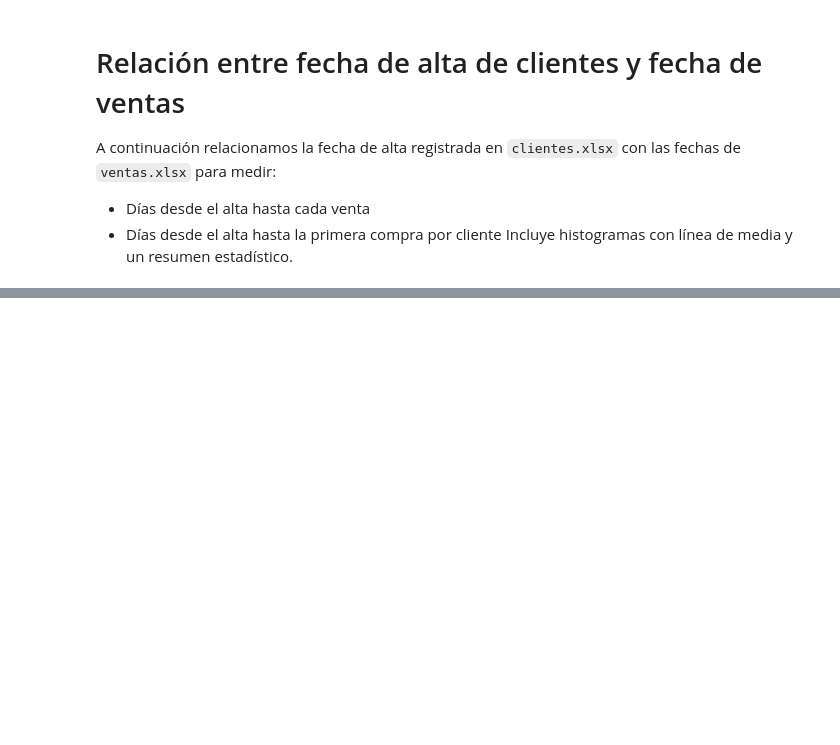
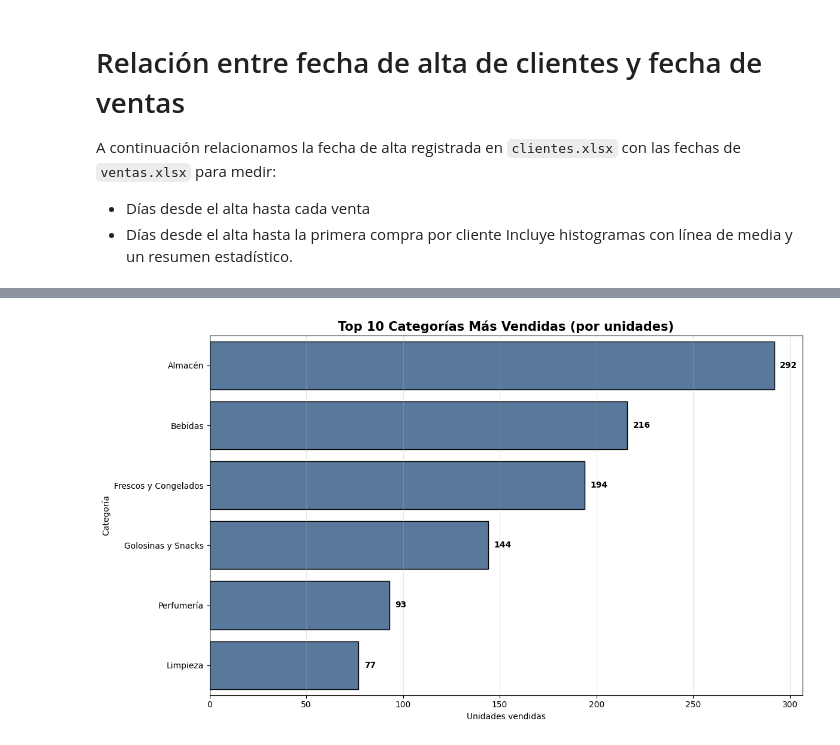
Before and after one commit to Nico4190/Proyecto-Aurelion, a Jupyter notebook: pro.ipynb, the cells around one changed output, grey strips where cells are left out. Saved outputs shown, nothing was run; the diff lists cells and outputs as text; code cells hidden in the pictures; blank space fills up the shorter version.

```diff
--- a/pro.ipynb
+++ b/pro.ipynb
@@ -630,0 +638,81 @@ Top 10 clientes que compraron más rápido tras el alta:
+# %%
+# Top 10 categorías más vendidas (por cantidad)
+import pandas as pd
+import numpy as np
+import matplotlib.pyplot as plt
+import seaborn as sns
+
+# Copias de trabajo
+_det = df_detalles_ventas.copy()
+_prod = 'df_productos' in globals() and isinstance(df_productos, pd.DataFrame)
+
+# Asegurar columna cantidad
+if 'cantidad' not in _det.columns:
+    _det['cantidad'] = 1
+_det['cantidad'] = pd.to_numeric(_det['cantidad'], errors='coerce').fillna(0)
+
+# Intentar detectar columna de categoría en detalle_ventas
+candidatas_cat = [
+    'categoria', 'categoría', 'categoria_producto', 'categoria_nombre',
+    'category', 'Categoria', 'Categoría', 'nombre_categoria'
+]
+col_cat_det = next((c for c in candidatas_cat if c in _det.columns), None)
+
+# Si no existe en detalles, intentar obtener desde productos via merge por nombre_producto
+if col_cat_det is None:
+    if _prod:
+        # Detectar columna de categoría en productos
+        col_cat_prod = next((c for c in candidatas_cat if c in df_productos.columns), None)
+        if col_cat_prod is None:
+            raise KeyError("No se encontró una columna de categoría en detalle_ventas ni en productos.")
+        # Necesitamos clave de unión
+        if 'nombre_producto' in _det.columns and 'nombre_producto' in df_productos.columns:
+            tmp = _det[['nombre_producto', 'cantidad']].merge(
+                df_productos[['nombre_producto', col_cat_prod]],
+                on='nombre_producto', how='left'
+            )
+            tmp = tmp.rename(columns={col_cat_prod: 'categoria_final'})
+        else:
+            raise KeyError("No se puede unir detalle_ventas y productos: falta 'nombre_producto' como clave en alguno de los DataFrames.")
+    else:
+        raise KeyError("No se encontró columna de categoría en detalle_ventas y no está disponible df_productos para unir.")
+else:
+    tmp = _det.rename(columns={col_cat_det: 'categoria_final'})[['categoria_final', 'cantidad']]
+
+# Limpiar categorías vacías
+tmp['categoria_final'] = tmp['categoria_final'].astype('string').fillna('Sin categoría')
+
+# Agregar por categoría
+cat_agg = tmp.groupby('categoria_final', as_index=False)['cantidad'].sum().sort_values('cantidad', ascending=False)
+
+# Guardar resultado para reutilizar
+try:
+    df_categorias_ventas = cat_agg.copy()
+except Exception:
+    pass
+
+# Top 10
+top_n = 10
+top_cat = cat_agg.head(top_n)
+
+plt.figure(figsize=(12, 7))
+sns.barplot(x='cantidad', y='categoria_final', data=top_cat, orient='h', color='#4C78A8', edgecolor='black')
+plt.title(f'Top {top_n} Categorías Más Vendidas (por unidades)', fontsize=15, fontweight='bold')
+plt.xlabel('Unidades vendidas')
+plt.ylabel('Categoría')
+
+# Anotar valores
+for i, v in enumerate(top_cat['cantidad'].values):
+    plt.text(v + max(top_cat['cantidad']) * 0.01, i, f"{int(v)}", va='center', fontweight='bold')
+
+plt.grid(axis='x', alpha=0.3)
+plt.tight_layout()
+plt.show()
+
+# Tabla con porcentajes
+total = cat_agg['cantidad'].sum()
+tabla = top_cat.assign(porcentaje=(top_cat['cantidad'] / total) * 100)
+print("TOP Categorías más vendidas (unidades y % del total):")
+print(tabla.rename(columns={'categoria_final': 'Categoría', 'cantidad': 'Unidades', 'porcentaje': '%'}))
+# %% [output]
+[figure, added]
```
Also changed, not shown: parts of 5 cells of this notebook.
